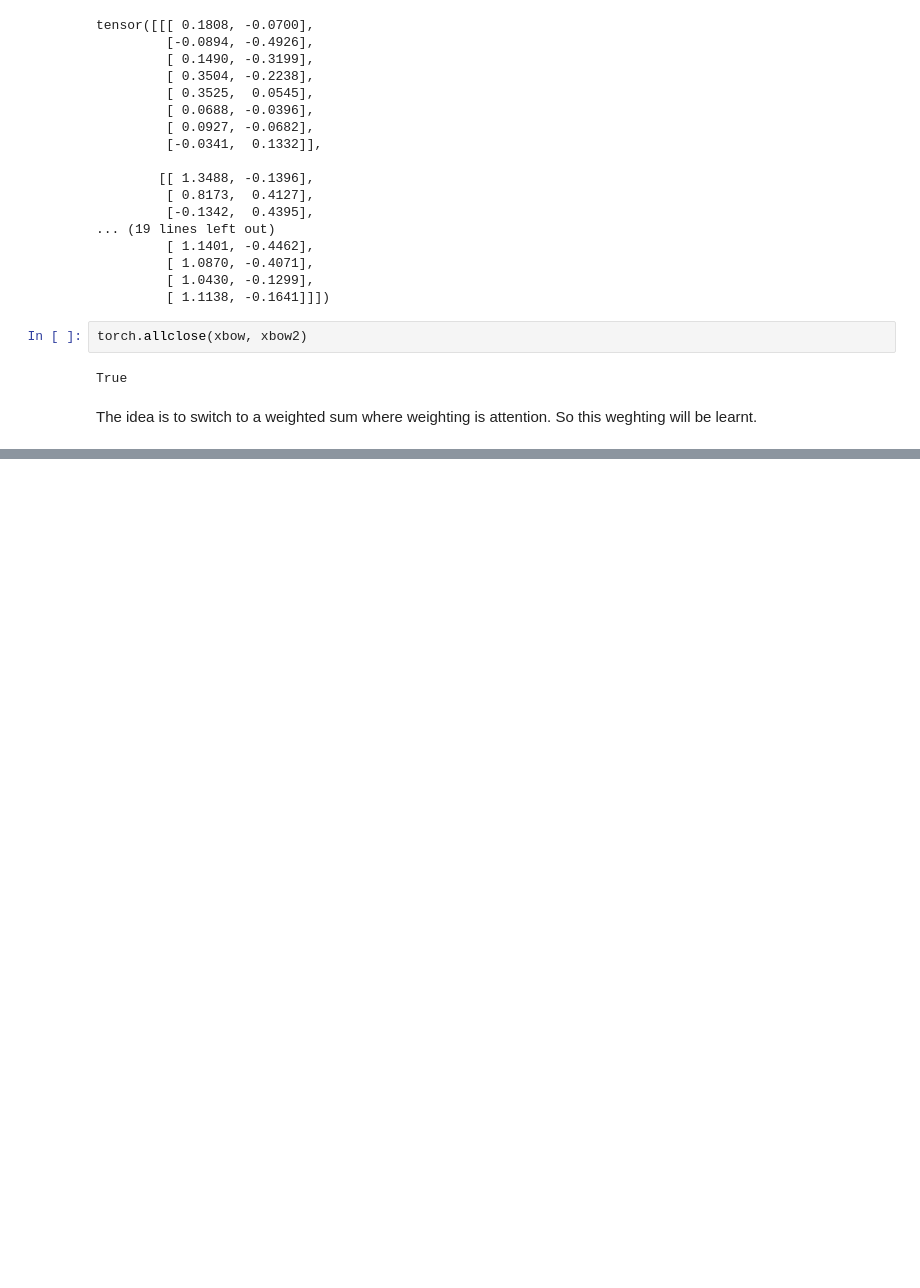
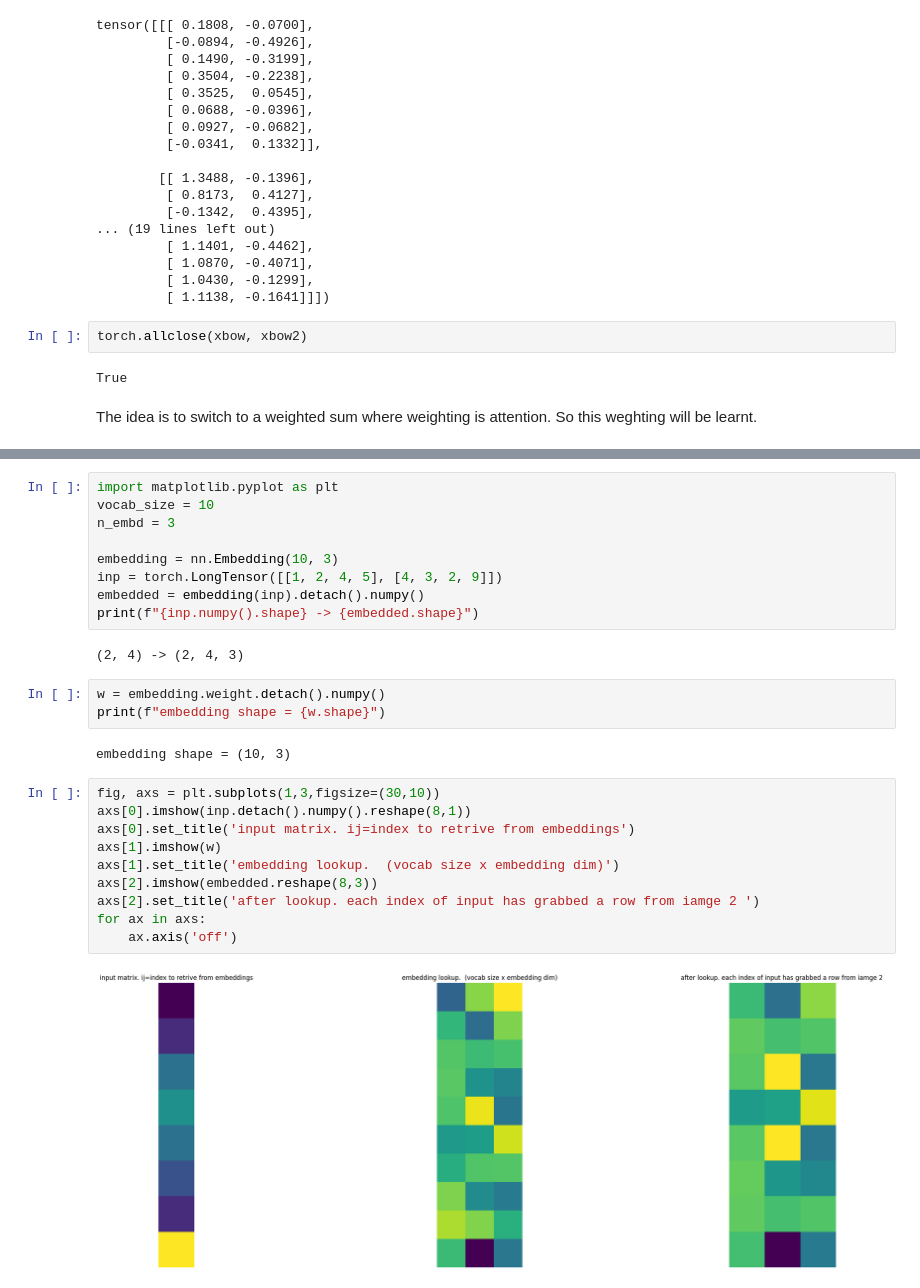
Before and after one commit to FergusCurrie/nlp, a Jupyter notebook: gpt.ipynb, the cells around one changed output, grey strips where cells are left out. Saved outputs shown, nothing was run; the diff lists cells and outputs as text; blank space fills up the shorter version.

```diff
--- a/gpt.ipynb
+++ b/gpt.ipynb
@@ -339,0 +593,28 @@ The idea is to switch to a weighted sum where weighting is attention. So this we
+# %%
+import matplotlib.pyplot as plt
+vocab_size = 10
+n_embd = 3
+
+embedding = nn.Embedding(10, 3)
+inp = torch.LongTensor([[1, 2, 4, 5], [4, 3, 2, 9]])
+embedded = embedding(inp).detach().numpy()
+print(f"{inp.numpy().shape} -> {embedded.shape}")
+# %% [output]
+(2, 4) -> (2, 4, 3)
+# %%
+w = embedding.weight.detach().numpy()
+print(f"embedding shape = {w.shape}")
+# %% [output]
+embedding shape = (10, 3)
+# %%
+fig, axs = plt.subplots(1,3,figsize=(30,10))
+axs[0].imshow(inp.detach().numpy().reshape(8,1))
+axs[0].set_title('input matrix. ij=index to retrive from embeddings')
+axs[1].imshow(w)
+axs[1].set_title('embedding lookup.  (vocab size x embedding dim)')
+axs[2].imshow(embedded.reshape(8,3))
+axs[2].set_title('after lookup. each index of input has grabbed a row from iamge 2 ')
+for ax in axs:
+    ax.axis('off')
+# %% [output]
+[figure, added]
```
Also changed, not shown: parts of 23 cells of this notebook.
